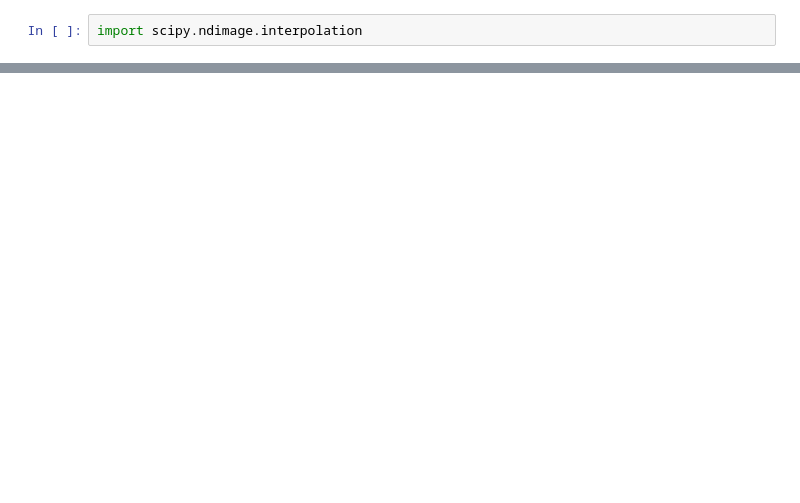
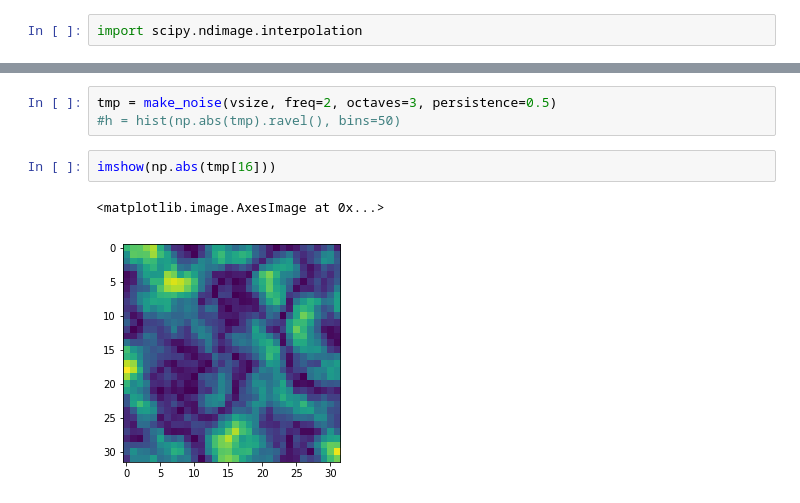
Before and after one commit to aizvorski/ndsb17, a Jupyter notebook: Synthetic_Set_Generator.ipynb, the cells around one changed output, grey strips where cells are left out. Drawn from its saved outputs; the diff is of its cells as text; blank space fills up the shorter version.

```diff
--- a/Synthetic_Set_Generator.ipynb
+++ b/Synthetic_Set_Generator.ipynb
@@ -71,0 +83,8 @@ def make_combo():
+# %%
+tmp = make_noise(vsize, freq=2, octaves=3, persistence=0.5)
+#h = hist(np.abs(tmp).ravel(), bins=50)
+# %%
+imshow(np.abs(tmp[16]))
+# %% [output]
+<matplotlib.image.AxesImage at 0x...>
+[figure, added]
```
Also changed, not shown: parts of 18 cells of this notebook.
